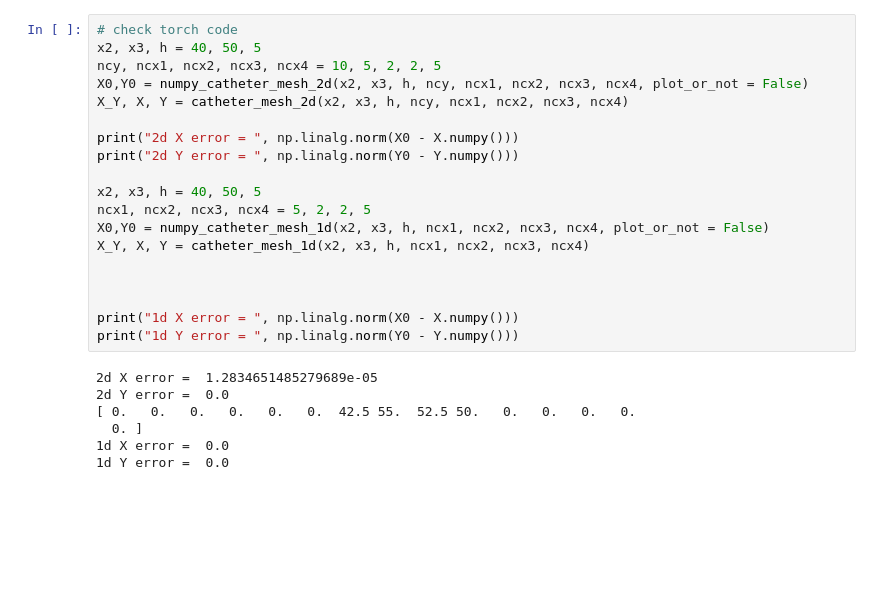
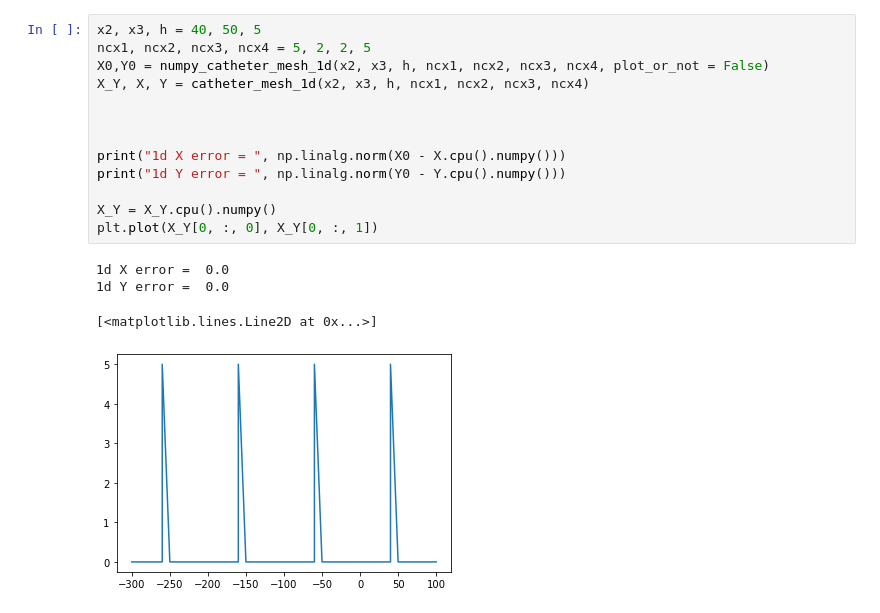
Before and after one commit to zongyi-li/Geo-FNO-catheter, a Jupyter notebook: data_design.ipynb, the cells around one changed output. Drawn from its saved outputs; the diff is of its cells as text; blank space fills up the shorter version.

```diff
--- a/data_design.ipynb
+++ b/data_design.ipynb
@@ -165,30 +78,22 @@ def Theta2Mesh_1d(theta):
     X_Y, X, Y = catheter_mesh_1d(x2, x3, h, ncx1, ncx2, ncx3, ncx4)
     return X_Y, X, Y
 # %%
-# check torch code
-x2, x3, h = 40, 50, 5
-ncy, ncx1, ncx2, ncx3, ncx4 = 10, 5, 2, 2, 5
-X0,Y0 = numpy_catheter_mesh_2d(x2, x3, h, ncy, ncx1, ncx2, ncx3, ncx4, plot_or_not = False)
-X_Y, X, Y = catheter_mesh_2d(x2, x3, h, ncy, ncx1, ncx2, ncx3, ncx4)
-
-print("2d X error = ", np.linalg.norm(X0 - X.numpy()))
-print("2d Y error = ", np.linalg.norm(Y0 - Y.numpy()))
-
 x2, x3, h = 40, 50, 5
 ncx1, ncx2, ncx3, ncx4 = 5, 2, 2, 5
 X0,Y0 = numpy_catheter_mesh_1d(x2, x3, h, ncx1, ncx2, ncx3, ncx4, plot_or_not = False)
 X_Y, X, Y = catheter_mesh_1d(x2, x3, h, ncx1, ncx2, ncx3, ncx4)
 
 
 
-print("1d X error = ", np.linalg.norm(X0 - X.numpy()))
-print("1d Y error = ", np.linalg.norm(Y0 - Y.numpy()))
+print("1d X error = ", np.linalg.norm(X0 - X.cpu().numpy()))
+print("1d Y error = ", np.linalg.norm(Y0 - Y.cpu().numpy()))
+
+X_Y = X_Y.cpu().numpy()
+plt.plot(X_Y[0, :, 0], X_Y[0, :, 1])
 # %% [output]
-2d X error =  1.2834651485279689e-05
-2d Y error =  0.0
-[ 0.   0.   0.   0.   0.   0.  42.5 55.  52.5 50.   0.   0.   0.   0.
-  0. ]
 1d X error =  0.0
 1d Y error =  0.0
+[<matplotlib.lines.Line2D at 0x...>]
+[figure, added]
 # %%
 ################################################################
```
Also changed, not shown: parts of 3 cells of this notebook, 7 other files.
